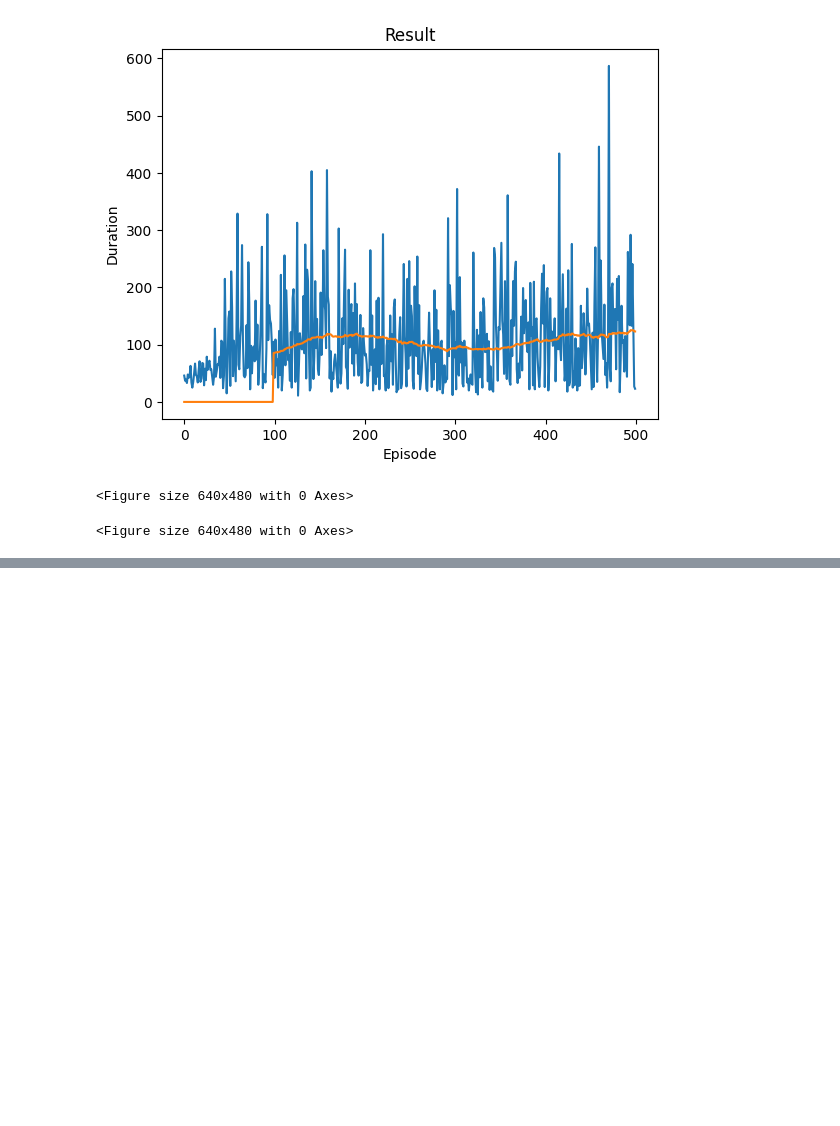
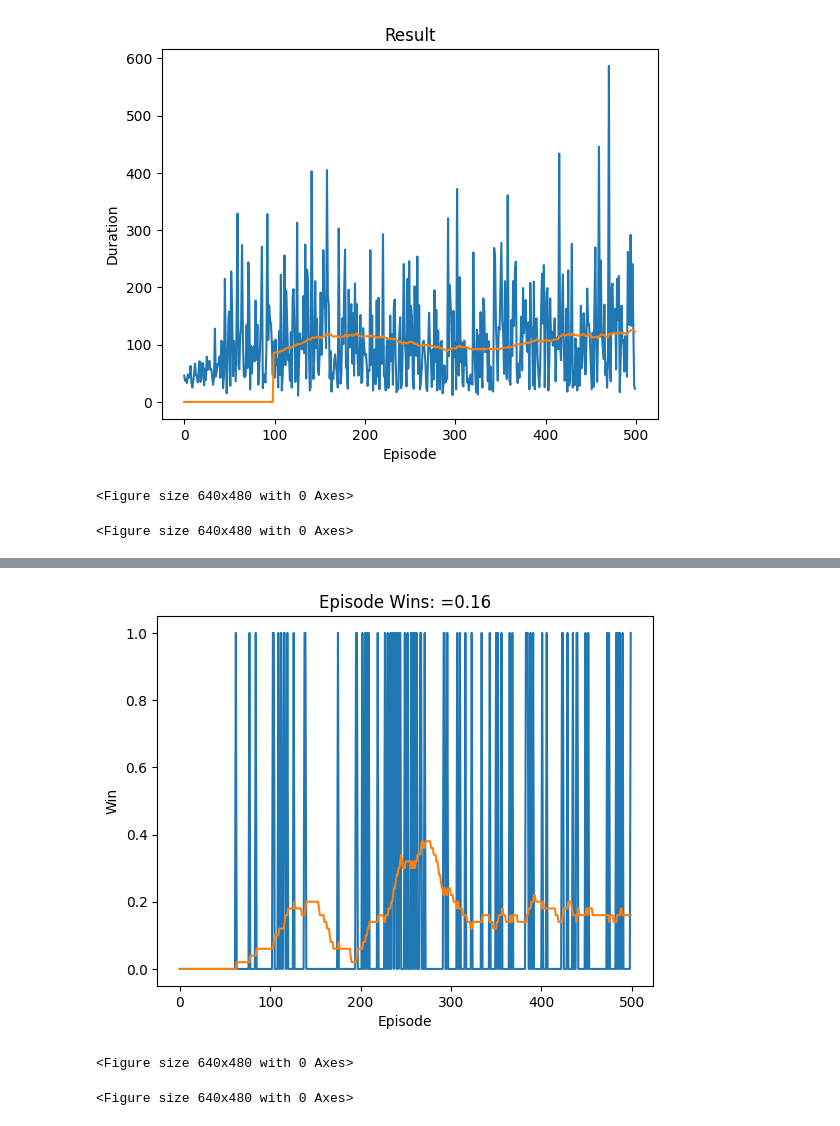
Before and after one commit to raefYoussef/rl_2048, a Jupyter notebook: 2048_notebook.ipynb, the cells around one changed output, grey strips where cells are left out. Saved outputs shown, nothing was run; the diff lists cells and outputs as text; code cells hidden in the pictures; blank space fills up the shorter version.

```diff
--- a/2048_notebook.ipynb
+++ b/2048_notebook.ipynb
@@ -350,0 +372,18 @@ def _calc_reward(
+# %%
+from metrics import Metrics
+m = Metrics()
+# m.read_from_file("dqn_logs/01_dqn_base_500.csv")
+# m.read_from_file("dqn_logs/02_dqn_better_r_500.csv") # decay_done at 98, buffer_full at 147
+# m.read_from_file("dqn_logs/03_dqn_decayBuf_swap_500.csv") # decay_done at 218, buffer_full at 124 (buffer=5K, decay=10K)
+# m.read_from_file("dqn_logs/04_dqn_500.csv") # decay_done at 216, buffer_full at 216 (buffer=10K, decay=10K)
+# m.read_from_file("dqn_logs/05_dqn_800.csv") # decay_done at 207, buffer_full at 207 (buffer=10K, decay=10K)
+# m.read_from_file("dqn_logs/06_dqn_change_r_500.csv") # decay_done at 104, buffer_full at 154 (buffer=10K, decay=5K, r- removed penalty,merge, add high tile)
+# m.read_from_file("dqn_logs/07_dqn_thin_long_500.csv") # decay_done at 108, buffer_full at 159 (buffer=10K, decay=5K, thin_long DQN)
+# m.read_from_file("dqn_logs/08_dqn_extra_thin_500.csv") # decay_done at 108, buffer_full at 155 (buffer=10K, decay=5K, extra_thin DQN)
+m.read_from_file("dqn_logs/09_dqn_rpenalty_extra_500.csv") # decay_done at 108, buffer_full at 155 (-.1 move penalty, extra_thin DQN)
+# m.plot_steps()
+m.plot_winrate()
+# %% [output]
+[figure, added]
+<Figure size 640x480 with 0 Axes>
+<Figure size 640x480 with 0 Axes>
```
Also changed, not shown: parts of 4 cells of this notebook, 3 other files.
